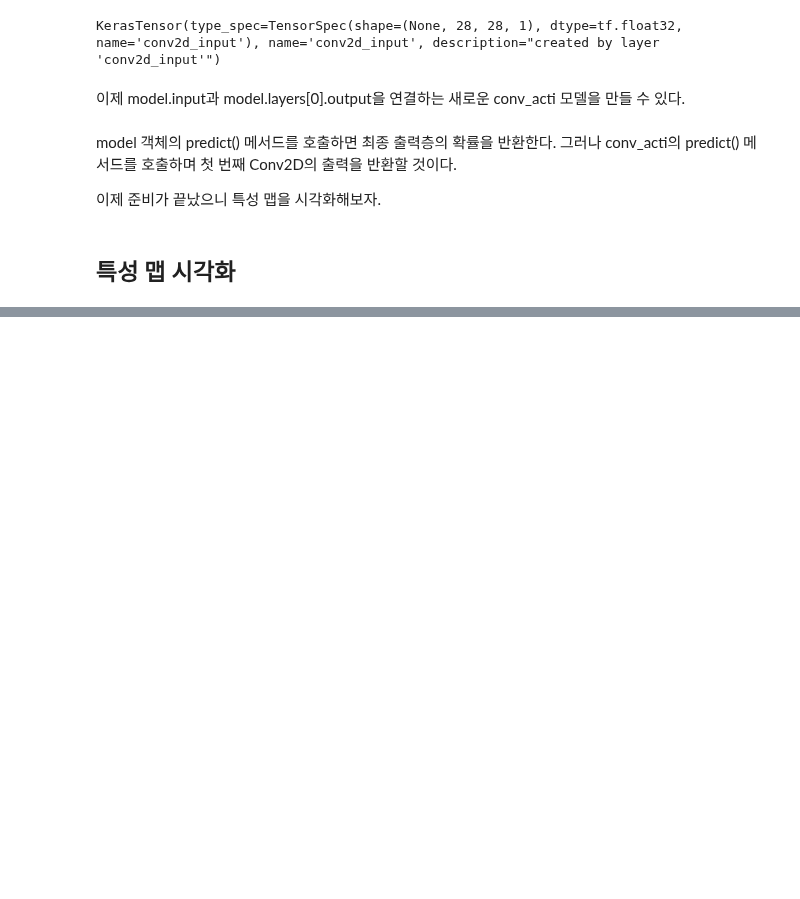
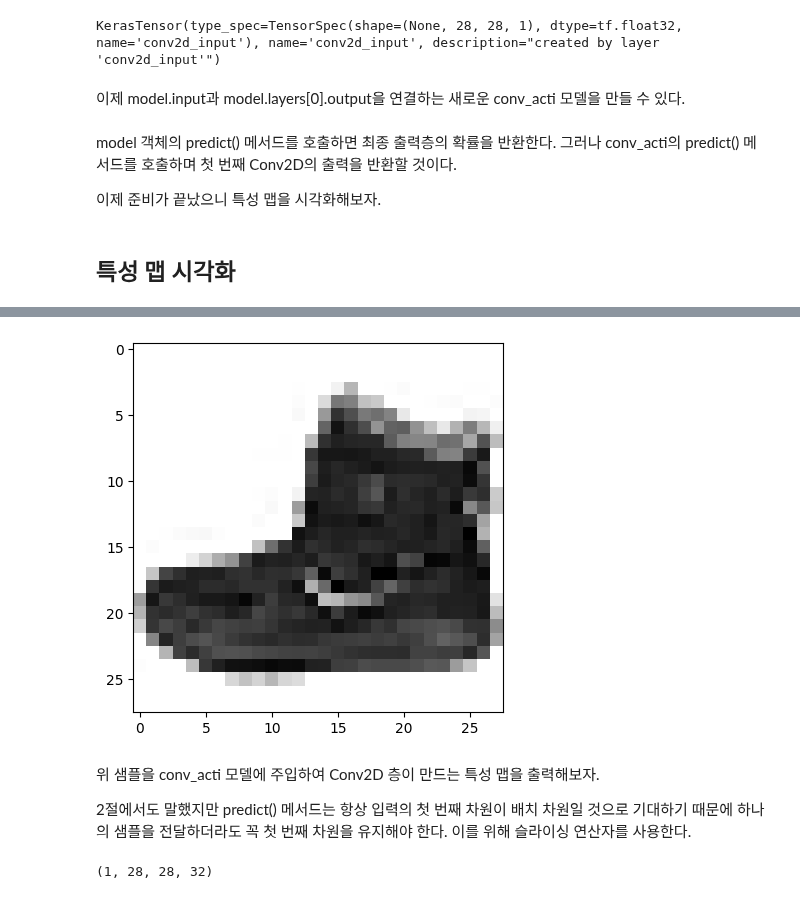
Before and after one commit to Chocoding1/Machine-Learning-Deep-Learning, a Jupyter notebook: 08_3.ipynb, the cells around one changed output, grey strips where cells are left out. Saved outputs shown, nothing was run; the diff lists cells and outputs as text; code cells hidden in the pictures; blank space fills up the shorter version.

```diff
--- a/08_3.ipynb
+++ b/08_3.ipynb
@@ -206,8 +206,15 @@ KerasTensor(type_spec=TensorSpec(shape=(None, 28, 28, 1), dtype=tf.float32, name
 # %%
 conv_acti = keras.Model(model.input, model.layers[0].output)
 # %% [markdown]
-model 객체의 predict() 메서드를 호출하면 최종 출력층의 확률을 반환한다. 그러나 conv_acti의 predict() 메서드를 호출하며 첫 번째 Conv2D의 출력을 반환할 것이다.
+model 객체의 predict() 메서드를 호출하면 최종 출력층의 확률을 반환한다. 그러나
+conv_acti의 predict() 메서드를 호출하며 첫 번째 Conv2D의 출력을 반환할 것이다.
 
 이제 준비가 끝났으니 특성 맵을 시각화해보자.
 # %% [markdown]
 ## 특성 맵 시각화
+# %%
+# 패션 MNIST 데이터셋을 읽어와 훈련 세트에 있는 첫 번째 샘플 그리기
+(train_input, train_target), (test_input, test_target) = keras.datasets.fashion_mnist.load_data()
+plt.imshow(train_input[0], cmap='gray_r')
+plt.show()
+# %% [output]
@@ -213,0 +229,5 @@ model 객체의 predict() 메서드를 호출하면 최종 출력층의 확률
+[figure, added]
+# %% [markdown]
+위 샘플을 conv_acti 모델에 주입하여 Conv2D 층이 만드는 특성 맵을 출력해보자.
+
+2절에서도 말했지만 predict() 메서드는 항상 입력의 첫 번째 차원이 배치 차원일 것으로 기대하기 때문에 하나의 샘플을 전달하더라도 꼭 첫 번째 차원을 유지해야 한다. 이를 위해 슬라이싱 연산자를 사용한다.
@@ -213,0 +237,5 @@ model 객체의 predict() 메서드를 호출하면 최종 출력층의 확률
+# %%
+# conv_acti.predict()가 출력한 feature_maps의 크기 확인
+print(feature_maps.shape)
+# %% [output]
+(1, 28, 28, 32)
```
Also changed, not shown: parts of 15 cells of this notebook.
